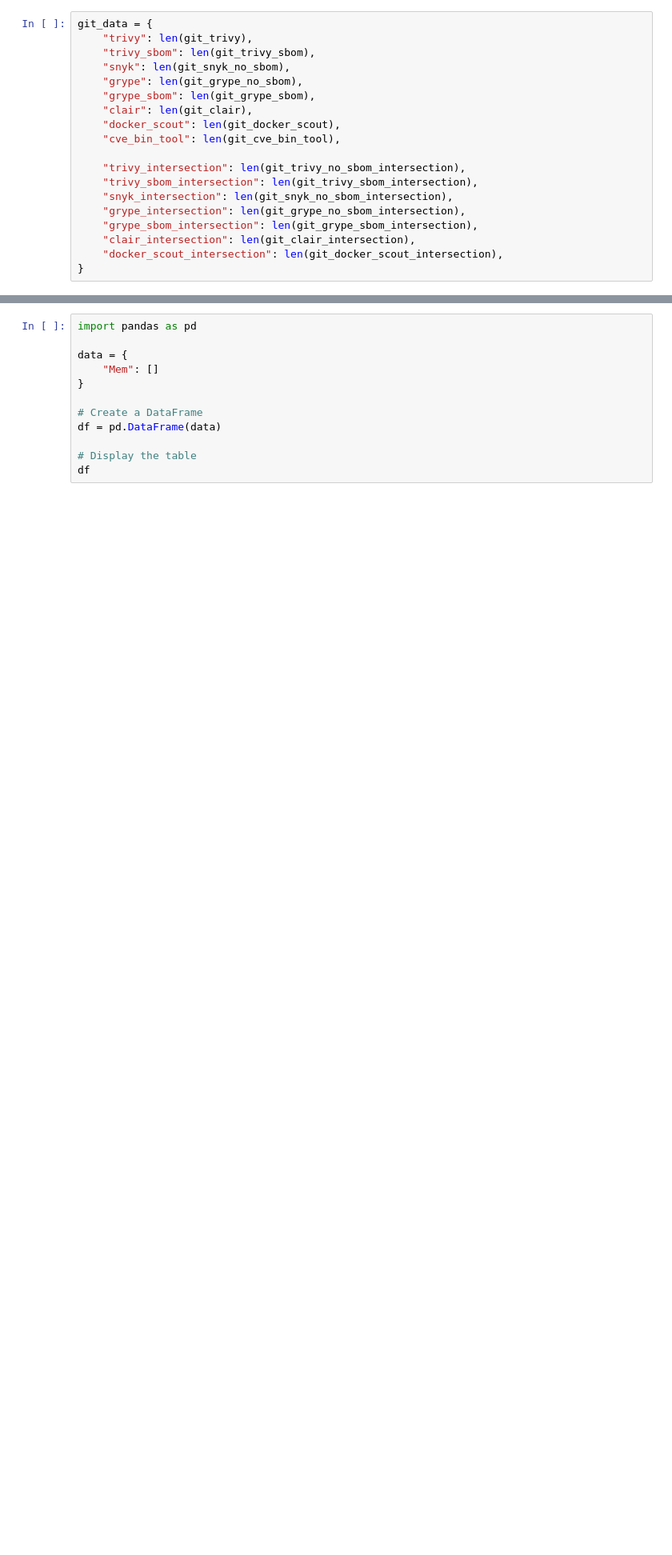
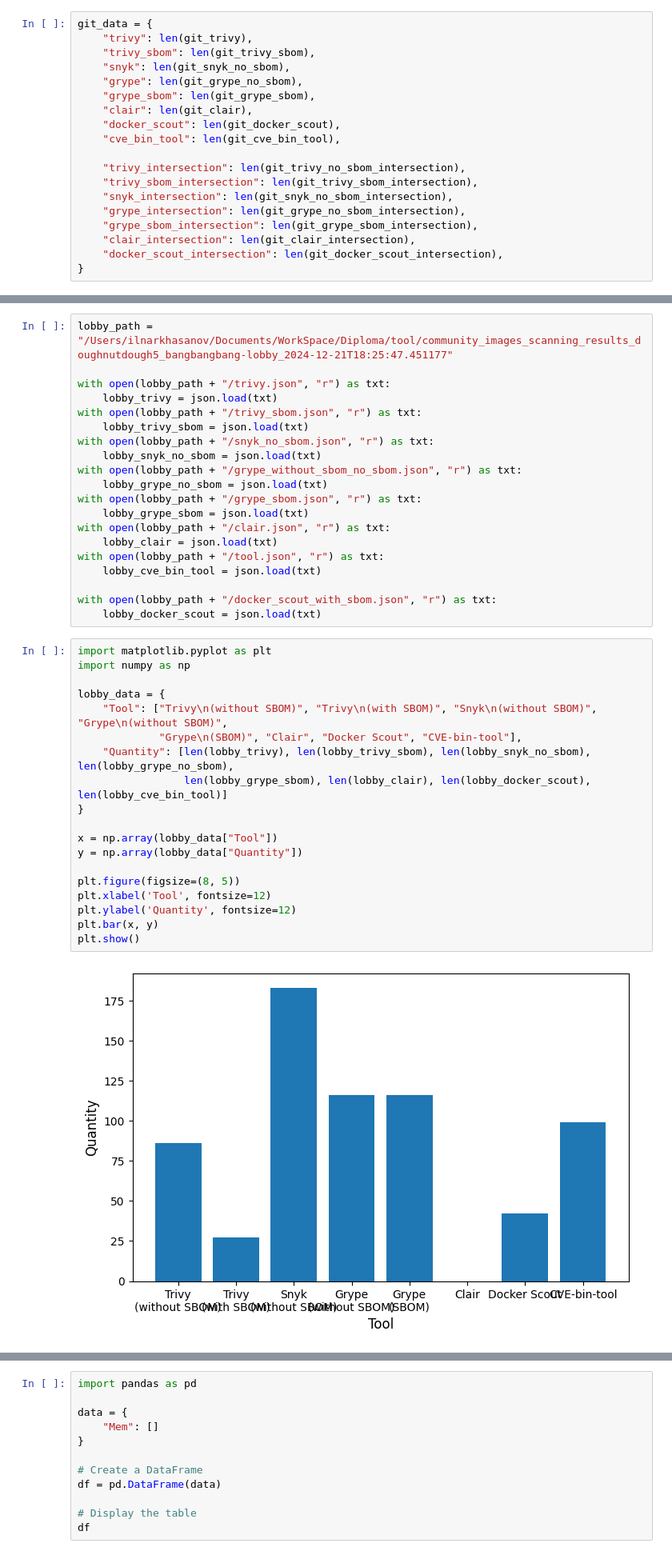
Before and after one commit to ilnarkhasanov/DockerScanner, a Jupyter notebook: statistics.ipynb, the cells around one changed output, grey strips where cells are left out. Shown at 80% size. Cells and saved outputs as stored; diff of their text form; blank space fills up the shorter version.

```diff
--- a/statistics.ipynb
+++ b/statistics.ipynb
@@ -3690,0 +3693,41 @@ git_data = {
+# %%
+lobby_path = "/Users/ilnarkhasanov/Documents/WorkSpace/Diploma/tool/community_images_scanning_results_doughnutdough5_bangbangbang-lobby_2024-12-21T18:25:47.451177"
+
+with open(lobby_path + "/trivy.json", "r") as txt:
+    lobby_trivy = json.load(txt)
+with open(lobby_path + "/trivy_sbom.json", "r") as txt:
+    lobby_trivy_sbom = json.load(txt)
+with open(lobby_path + "/snyk_no_sbom.json", "r") as txt:
+    lobby_snyk_no_sbom = json.load(txt)
+with open(lobby_path + "/grype_without_sbom_no_sbom.json", "r") as txt:
+    lobby_grype_no_sbom = json.load(txt)
+with open(lobby_path + "/grype_sbom.json", "r") as txt:
+    lobby_grype_sbom = json.load(txt)
+with open(lobby_path + "/clair.json", "r") as txt:
+    lobby_clair = json.load(txt)
+with open(lobby_path + "/tool.json", "r") as txt:
+    lobby_cve_bin_tool = json.load(txt)
+
+with open(lobby_path + "/docker_scout_with_sbom.json", "r") as txt:
+    lobby_docker_scout = json.load(txt)
+# %%
+import matplotlib.pyplot as plt
+import numpy as np
+
+lobby_data = {
+    "Tool": ["Trivy\n(without SBOM)", "Trivy\n(with SBOM)", "Snyk\n(without SBOM)", "Grype\n(without SBOM)",
+             "Grype\n(SBOM)", "Clair", "Docker Scout", "CVE-bin-tool"],
+    "Quantity": [len(lobby_trivy), len(lobby_trivy_sbom), len(lobby_snyk_no_sbom), len(lobby_grype_no_sbom),
+                 len(lobby_grype_sbom), len(lobby_clair), len(lobby_docker_scout), len(lobby_cve_bin_tool)]
+}
+
+x = np.array(lobby_data["Tool"])
+y = np.array(lobby_data["Quantity"])
+
+plt.figure(figsize=(8, 5))
+plt.xlabel('Tool', fontsize=12)
+plt.ylabel('Quantity', fontsize=12)
+plt.bar(x, y)
+plt.show()
+# %% [output]
+[figure, added]
```
Also changed, not shown: parts of 62 cells of this notebook.
